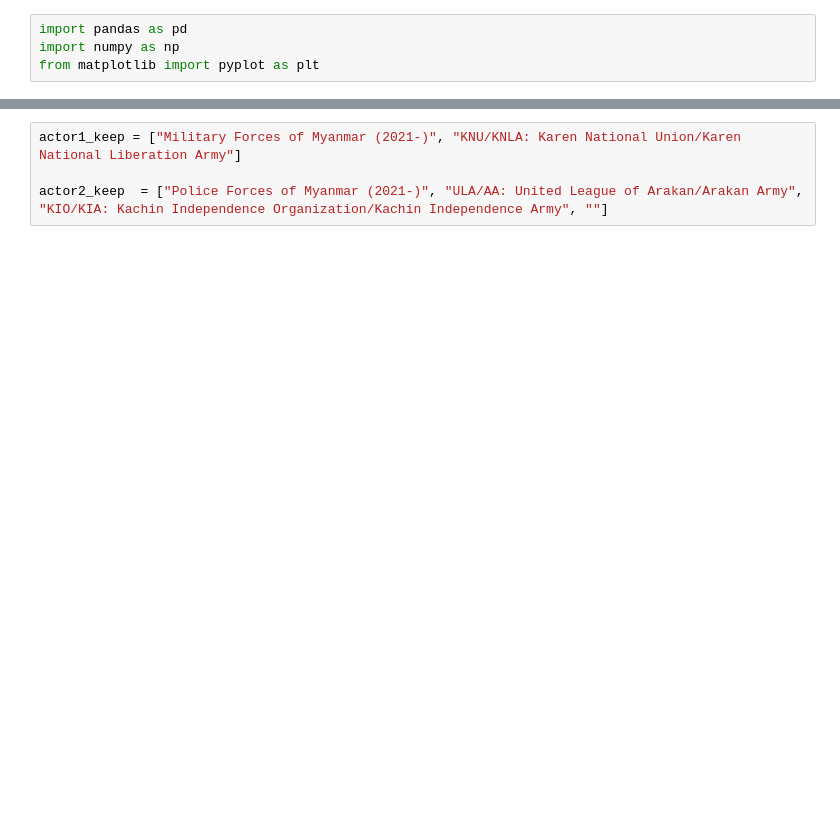
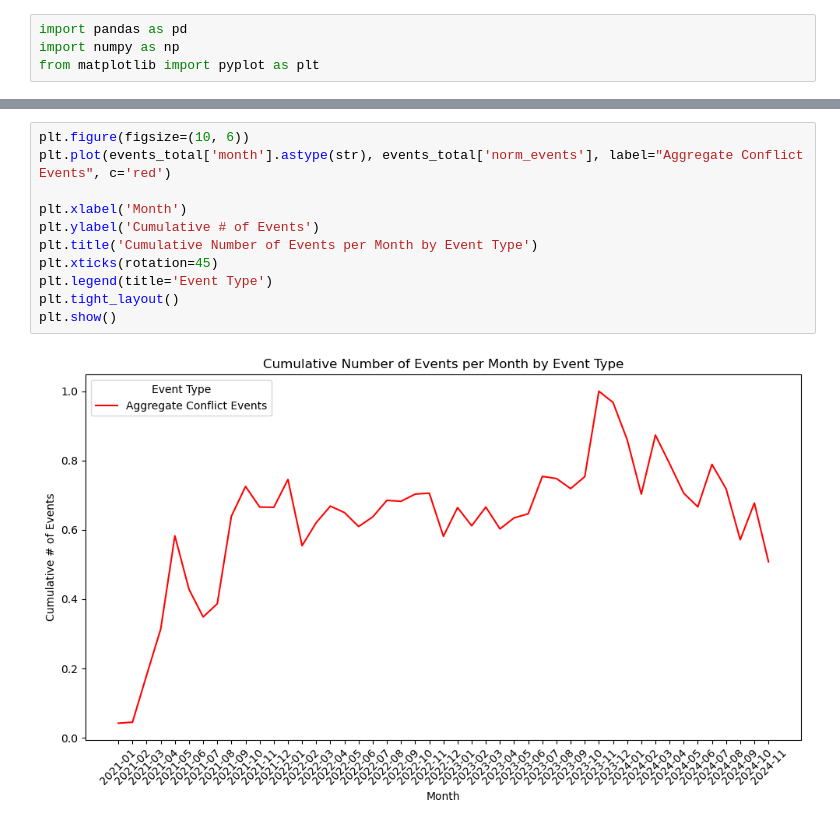
Before and after one commit to matt-banschbach/inde577, a Jupyter notebook: Global Terrorism/acled_data.ipynb, the cells around one changed output, grey strips where cells are left out. Drawn from its saved outputs; the diff is of its cells as text; blank space fills up the shorter version.

```diff
--- a/Global Terrorism/acled_data.ipynb
+++ b/Global Terrorism/acled_data.ipynb
@@ -52,4 +43,13 @@ plt.show()
 # %%
-actor1_keep = ["Military Forces of Myanmar (2021-)", "KNU/KNLA: Karen National Union/Karen National Liberation Army"]
+plt.figure(figsize=(10, 6))
+plt.plot(events_total['month'].astype(str), events_total['norm_events'], label="Aggregate Conflict Events", c='red')
 
-actor2_keep  = ["Police Forces of Myanmar (2021-)", "ULA/AA: United League of Arakan/Arakan Army", "KIO/KIA: Kachin Independence Organization/Kachin Independence Army", ""]
+plt.xlabel('Month')
+plt.ylabel('Cumulative # of Events')
+plt.title('Cumulative Number of Events per Month by Event Type')
+plt.xticks(rotation=45)
+plt.legend(title='Event Type')
+plt.tight_layout()
+plt.show()
+# %% [output]
+[figure, added]
```
Also changed, not shown: parts of 22 cells of this notebook, 2 other files.
